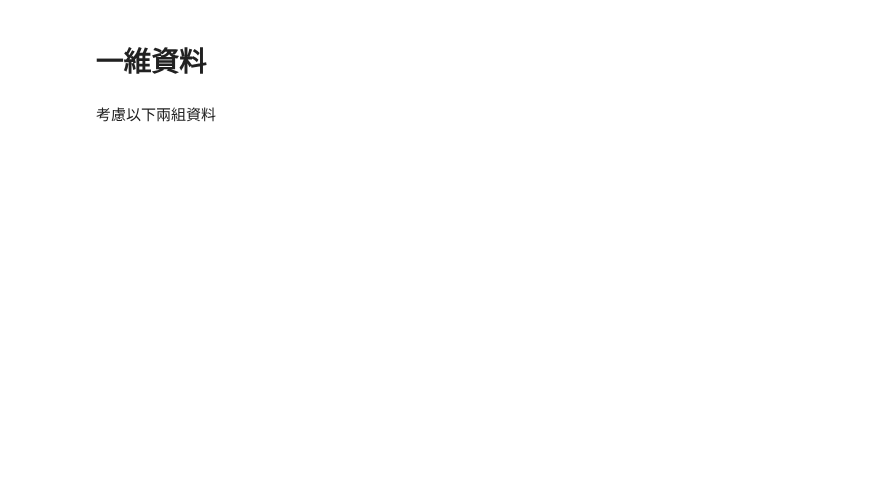
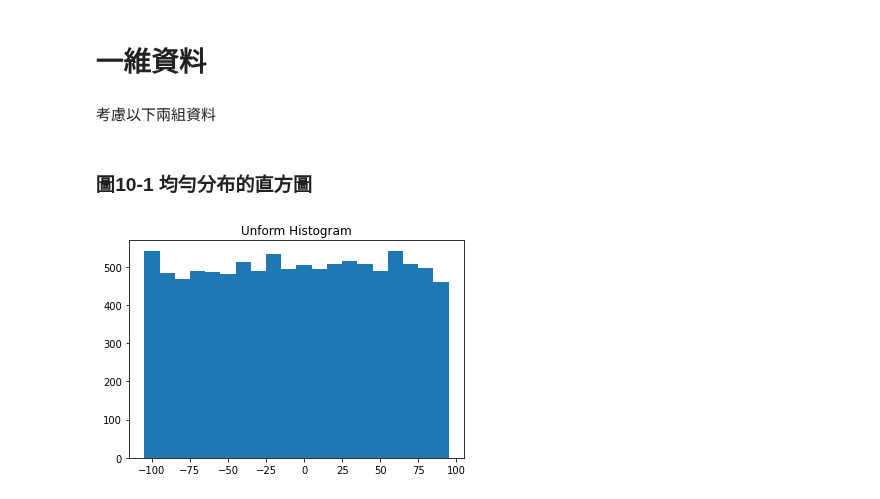
Before and after one commit to hank199599/data_science_from_scratch_reading_log, a Jupyter notebook: Chapter10.ipynb, the cells around one changed output. Cells and saved outputs as stored; diff of their text form; code cells hidden in the pictures; blank space fills up the shorter version.

```diff
--- a/Chapter10.ipynb
+++ b/Chapter10.ipynb
@@ -6,13 +6,13 @@
 from typing import List,Dict
 from collections import Counter
 import math
-import matplotlib as plt
+import matplotlib.pyplot as plt
 
 def bucketize(point:float,bucket_size:float)->float:
   """以floor的方式取整數，作為bucket_size的倍數"""
   return bucket_size * math.floor(point/bucket_size)
 
-def make_histpgram(points:List[float],bucket_size:float)->Dict[float,int]:
+def make_histogram(points:List[float],bucket_size:float)->Dict[float,int]:
   """針對資料點進行分組，並計算每個分組各有幾個資料點"""
   return Counter(bucketize(point,bucket_size) for point in points)
 
@@ -27,0 +25,40 @@ from scratch.probability import inverse_normal_cdf
+# %%
+import random
+
+def normal_cdf(x:float,mu:float=0,sigma:float=1)->float:
+  return (1+math.erf((x-mu)/math.sqrt(2)/sigma))/2
+
+def inverse_normal_cdf(p:float,
+            mu:float = 0,
+            sigma:float=1,
+            tolerance:float=0.00001) -> float:
+  # 如果不是標準常態分佈，就先轉換成標準常態分佈
+  if mu != 0 or sigma != 1:
+    return mu + sigma*inverse_normal_cdf(p,tolerance = tolerance)
+
+  low_z = -10.0 # normal_cdf(-10)是(趨近於) 0
+  hi_z =  10.0 # normal_cdf(10)是(趨近於) 1
+  while hi_z - low_z > tolerance:
+    mid_z = (low_z + hi_z) / 2   # 計算出中間值
+    mid_p = normal_cdf(mid_z)     # 以及累積分佈函數在該處所應對的值
+    if mid_p < p :
+      low_z = mid_z        #中間的值太低，就往上繼續搜尋
+    else:
+      hi_z = mid_z        #中間的值太高，就往下繼續搜尋
+
+  return mid_z
+
+random.seed(0)
+
+#介於-100到100之間的均勻分布
+uniform= [200* random.random()-100 for _ in range(10000)]
+
+
+#平均值0、標準差57的常態分佈
+normal= [57* inverse_normal_cdf(random.random()) for _ in range(10000)]
+# %% [markdown]
+### 圖10-1 均勻分布的直方圖
+# %%
+plot_histogram(uniform,10,"Unform Histogram")
+# %% [output]
+[figure, added]
```
Also changed, not shown: parts of 7 cells of this notebook.
